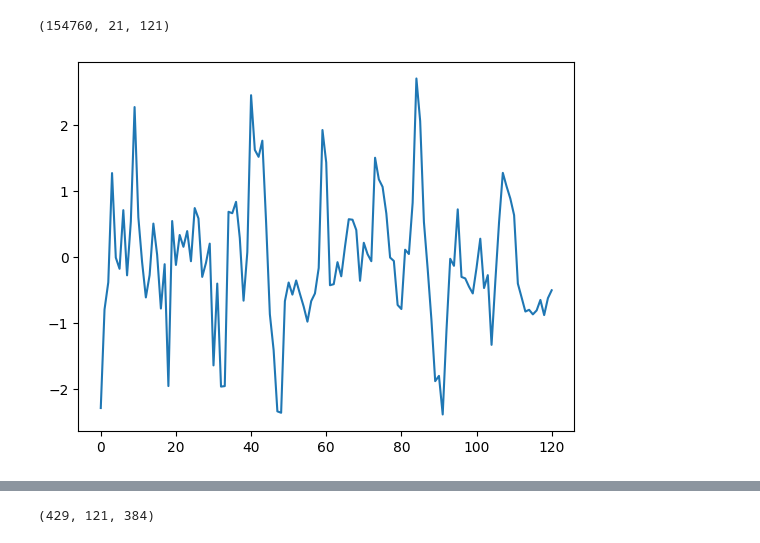
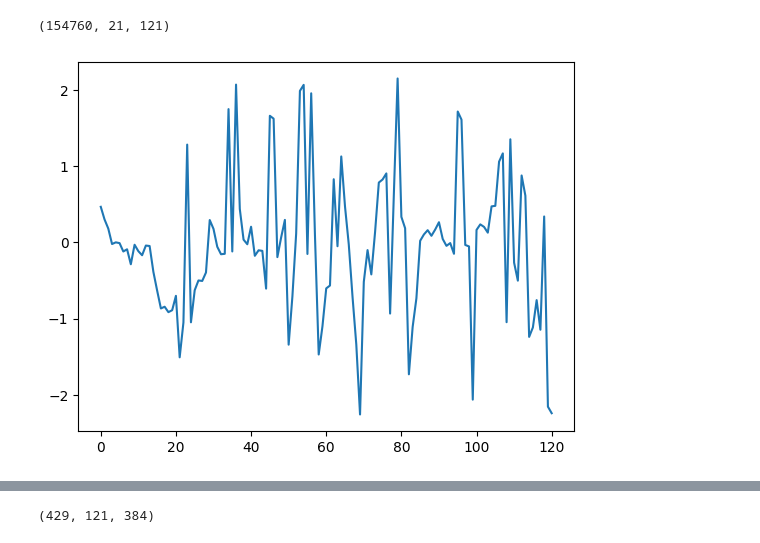
Before and after one commit to N0AHt/waveform_embeddings, a Jupyter notebook: notebooks/dataset_exploration_ceedibl.ipynb, the cells around one changed output, grey strips where cells are left out. Cells and saved outputs as stored; diff of their text form; code cells hidden in the pictures.

```diff
--- a/notebooks/dataset_exploration_ceedibl.ipynb
+++ b/notebooks/dataset_exploration_ceedibl.ipynb
@@ -21,5 +25,7 @@ for root, dirs, files in os.walk(path):
 # %%
 spike_locs = np.load(path + 'combined/' + 'channel_spike_locs_test.npy')
 geom = np.load(path2 + 'geom_sess2.npy')
-spikes = np.load(path + 'combined/' + 'spikes_test.npy')
+spikes = np.load(path + 'combined/' + 'spikes_train.npy')
+labels = np.load(path + 'combined/' + 'labels_train.npy')
 templates = np.load(path2 + 'templates_sess2.npy')
+spikes_maybe = np.load(path2 + 'spike_idx_sess1.npy')
@@ -79,7 +88,7 @@ spikes.shape
 # %% [output]
 (154760, 21, 121)
 # %%
-plt.plot(spikes[90,0,:])
+plt.plot(spikes[9040,0,:])
 plt.show()
 # %% [output]
-[figure, old version]
+[figure, new version]
```
Also changed, not shown: parts of 13 cells of this notebook.
